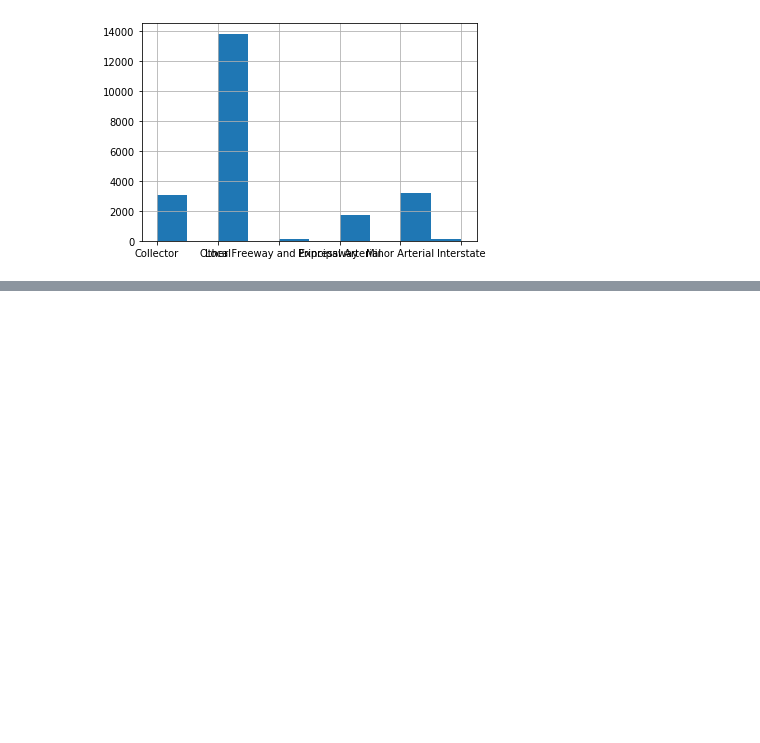
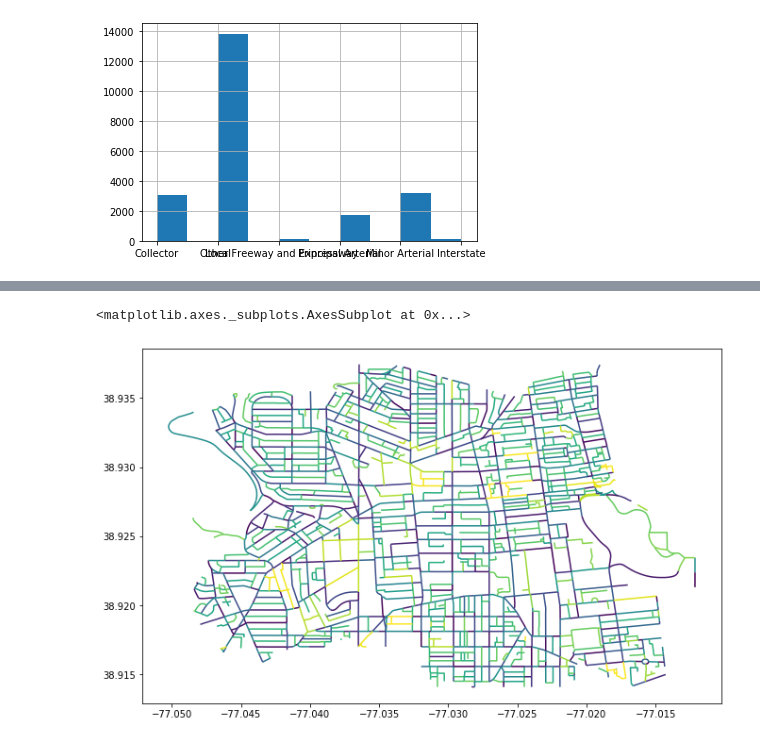
Before and after one commit to ersingt/congrego, a Jupyter notebook: notebooks/eda.ipynb, the cells around one changed output, grey strips where cells are left out. Saved outputs shown, nothing was run; the diff lists cells and outputs as text; code cells hidden in the pictures; blank space fills up the shorter version.

```diff
--- a/notebooks/eda.ipynb
+++ b/notebooks/eda.ipynb
@@ -52,0 +81,6 @@ centerlines['FUNCTIONAL'].hist()
+# %%
+clines_ward1 = gpd.sjoin(centerlines, ward_shp.loc[ward_shp.WARD==1], op='within')
+clines_ward1.plot(figsize=(11,9), column='ROADWAYSEG')
+# %% [output]
+<matplotlib.axes._subplots.AxesSubplot at 0x...>
+[figure, added]
```
Also changed, not shown: parts of 6 cells of this notebook, 7 other files.
